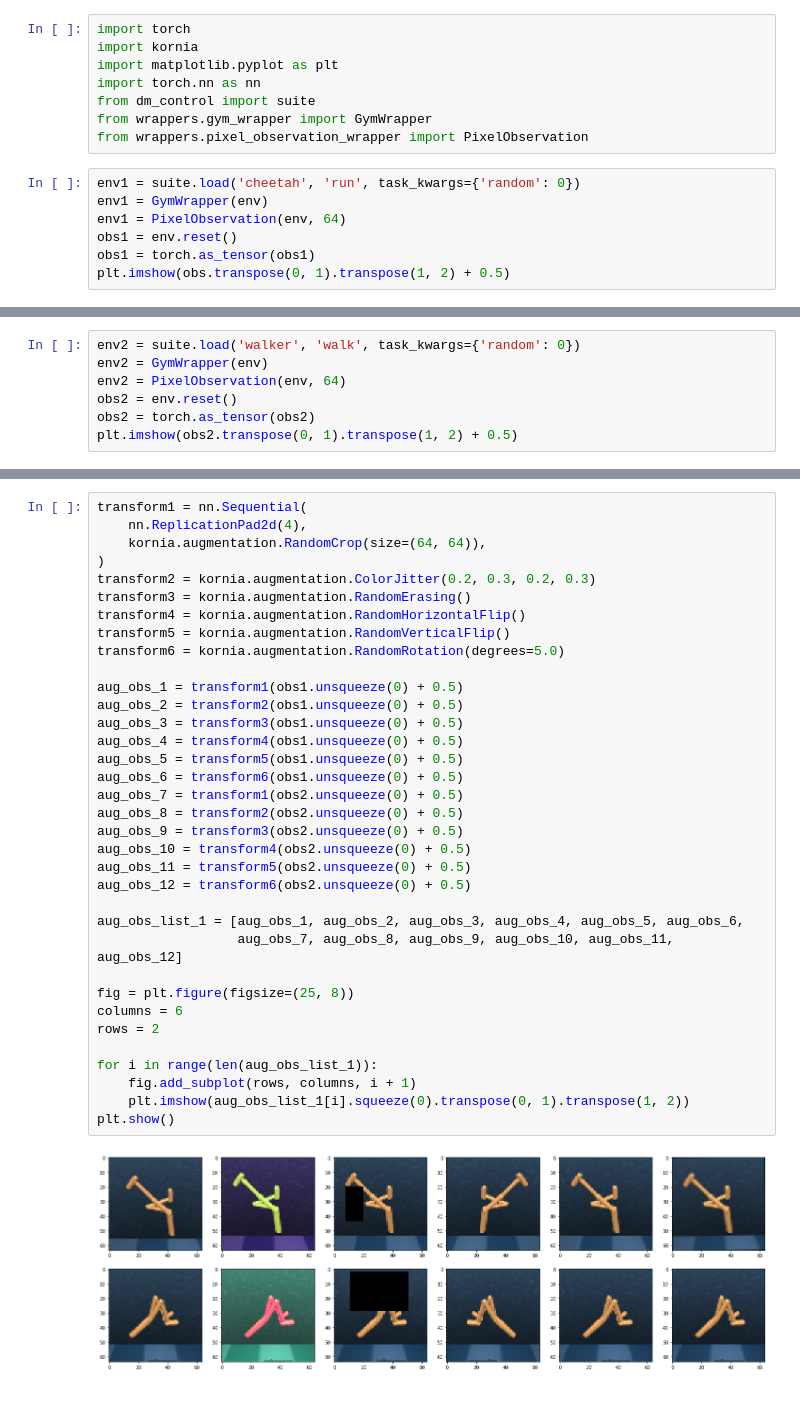
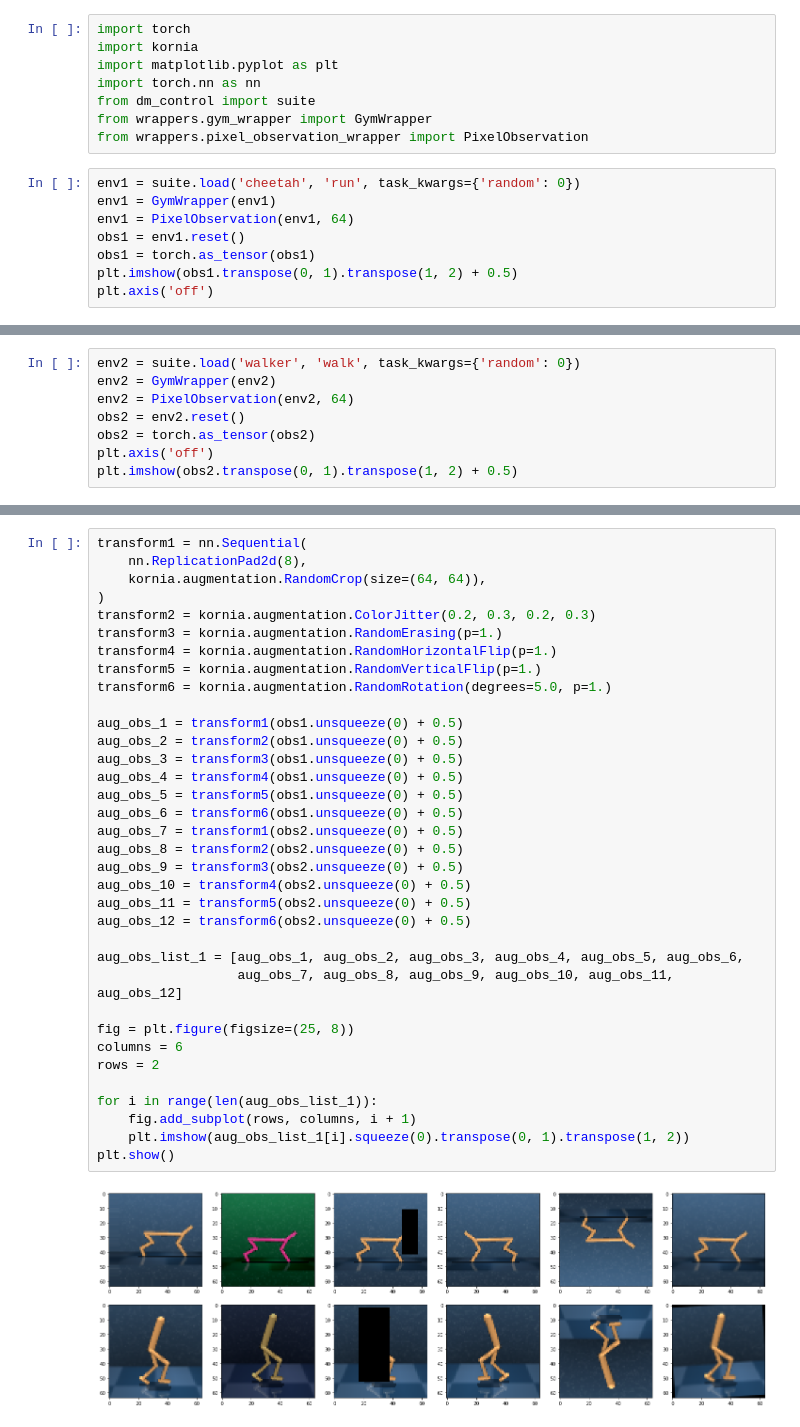
Before and after one commit to janwithb/thesis, a Jupyter notebook: documentation/test_augmentation.ipynb, the cells around one changed output, grey strips where cells are left out. Cells and saved outputs as stored; diff of their text form.

```diff
--- a/documentation/test_augmentation.ipynb
+++ b/documentation/test_augmentation.ipynb
@@ -8,9 +8,10 @@ from wrappers.gym_wrapper import GymWrapper
 from wrappers.pixel_observation_wrapper import PixelObservation
 # %%
 env1 = suite.load('cheetah', 'run', task_kwargs={'random': 0})
-env1 = GymWrapper(env)
-env1 = PixelObservation(env, 64)
-obs1 = env.reset()
+env1 = GymWrapper(env1)
+env1 = PixelObservation(env1, 64)
+obs1 = env1.reset()
 obs1 = torch.as_tensor(obs1)
-plt.imshow(obs.transpose(0, 1).transpose(1, 2) + 0.5)
+plt.imshow(obs1.transpose(0, 1).transpose(1, 2) + 0.5)
+plt.axis('off')
 # %% [output]
@@ -19,9 +20,10 @@ plt.imshow(obs.transpose(0, 1).transpose(1, 2) + 0.5)
 # %%
 env2 = suite.load('walker', 'walk', task_kwargs={'random': 0})
-env2 = GymWrapper(env)
-env2 = PixelObservation(env, 64)
-obs2 = env.reset()
+env2 = GymWrapper(env2)
+env2 = PixelObservation(env2, 64)
+obs2 = env2.reset()
 obs2 = torch.as_tensor(obs2)
+plt.axis('off')
 plt.imshow(obs2.transpose(0, 1).transpose(1, 2) + 0.5)
 # %% [output]
 <matplotlib.image.AxesImage at 0x...>
@@ -29,37 +31,37 @@ plt.imshow(obs2.transpose(0, 1).transpose(1, 2) + 0.5)
 # %%
 transform1 = nn.Sequential(
-    nn.ReplicationPad2d(4),
+    nn.ReplicationPad2d(8),
     kornia.augmentation.RandomCrop(size=(64, 64)),
 )
 transform2 = kornia.augmentation.ColorJitter(0.2, 0.3, 0.2, 0.3)
-transform3 = kornia.augmentation.RandomErasing()
-transform4 = kornia.augmentation.RandomHorizontalFlip()
-transform5 = kornia.augmentation.RandomVerticalFlip()
-transform6 = kornia.augmentation.RandomRotation(degrees=5.0)
+transform3 = kornia.augmentation.RandomErasing(p=1.)
+transform4 = kornia.augmentation.RandomHorizontalFlip(p=1.)
+transform5 = kornia.augmentation.RandomVerticalFlip(p=1.)
+transform6 = kornia.augmentation.RandomRotation(degrees=5.0, p=1.)
 
 aug_obs_1 = transform1(obs1.unsqueeze(0) + 0.5)
 aug_obs_2 = transform2(obs1.unsqueeze(0) + 0.5)
 aug_obs_3 = transform3(obs1.unsqueeze(0) + 0.5)
 aug_obs_4 = transform4(obs1.unsqueeze(0) + 0.5)
 aug_obs_5 = transform5(obs1.unsqueeze(0) + 0.5)
 aug_obs_6 = transform6(obs1.unsqueeze(0) + 0.5)
 aug_obs_7 = transform1(obs2.unsqueeze(0) + 0.5)
 aug_obs_8 = transform2(obs2.unsqueeze(0) + 0.5)
 aug_obs_9 = transform3(obs2.unsqueeze(0) + 0.5)
 aug_obs_10 = transform4(obs2.unsqueeze(0) + 0.5)
 aug_obs_11 = transform5(obs2.unsqueeze(0) + 0.5)
 aug_obs_12 = transform6(obs2.unsqueeze(0) + 0.5)
 
 aug_obs_list_1 = [aug_obs_1, aug_obs_2, aug_obs_3, aug_obs_4, aug_obs_5, aug_obs_6,
                   aug_obs_7, aug_obs_8, aug_obs_9, aug_obs_10, aug_obs_11, aug_obs_12]
 
 fig = plt.figure(figsize=(25, 8))
 columns = 6
 rows = 2
 
 for i in range(len(aug_obs_list_1)):
     fig.add_subplot(rows, columns, i + 1)
     plt.imshow(aug_obs_list_1[i].squeeze(0).transpose(0, 1).transpose(1, 2))
 plt.show()
 # %% [output]
-[figure, old version]
+[figure, new version]
```
Also changed, not shown: parts of 3 cells of this notebook, 3 other files.
